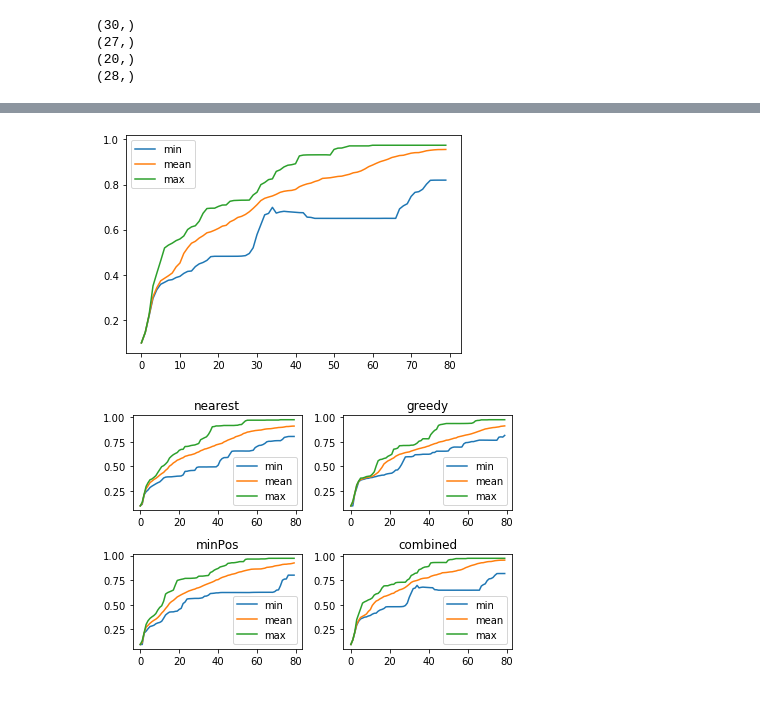
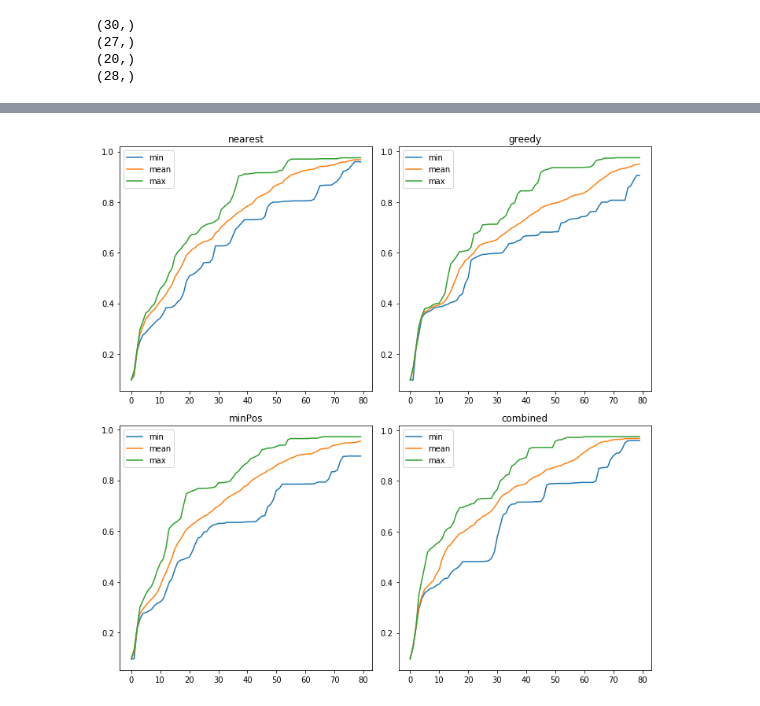
Before and after one commit to Icheler/coExplore, a Jupyter notebook: evaluation.ipynb, the cells around one changed output, grey strips where cells are left out. Saved outputs shown, nothing was run; the diff lists cells and outputs as text; code cells hidden in the pictures.

```diff
--- a/evaluation.ipynb
+++ b/evaluation.ipynb
@@ -114,7 +114,7 @@ def matrix_builder(matrix, distance_matrix):
         temp = eighty_build(temp)
         temp_2 = distance_matrix[i+1][:,1:]
         temp_2 = eighty_build_distance(temp_2)
-        if (temp[-1] > 0.80):
+        if (temp[-1] > 0.90):
             result = np.c_[result, temp]
             result_2 = np.c_[result_2, temp_2]
     return result, result_2
@@ -196,39 +198,32 @@ combined_min = np.min(graph[:,1:-1], axis=1)
 combined_overall_min = combined_min[-1]
 combined_max = np.max(graph[:,1:-1], axis=1)
 combined_overall_max = combined_max[-1]
-# %%
-plt.plot(combined_min, label='min')
-plt.plot(combined_mean, label='mean')
-plt.plot(combined_max, label='max')
-plt.legend()
-plt.show()
-# %% [output]
-[figure, removed]
 # %%
 fig, ((ax1, ax2), (ax3, ax4)) = plt.subplots(2, 2)
 ax1.plot(nearest_min, label='min')
 ax1.plot(nearest_mean, label='mean')
 ax1.plot(nearest_max, label='max')
 ax1.legend()
 ax1.set_title('nearest')
 ax2.plot(greedy_min, label='min')
 ax2.plot(greedy_mean, label='mean')
 ax2.plot(greedy_max, label='max')
 ax2.legend()
 ax2.set_title('greedy')
 ax3.plot(minPos_min, label='min')
 ax3.plot(minPos_mean, label='mean')
 ax3.plot(minPos_max, label='max')
 ax3.legend()
 ax3.set_title('minPos')
 ax4.plot(combined_min, label='min')
 ax4.plot(combined_mean, label='mean')
 ax4.plot(combined_max, label='max')
 ax4.legend()
 ax4.set_title('combined')
+fig.set_size_inches(10, 10)
 fig.tight_layout()
 # %% [output]
-[figure, old version]
+[figure, new version]
 # %%
 fig, ((ax1, ax2), (ax3, ax4)) = plt.subplots(2, 2)
 ax1.plot(nearest_min, label='nearest')
```
Also changed, not shown: parts of 13 cells of this notebook, 1 other file.
